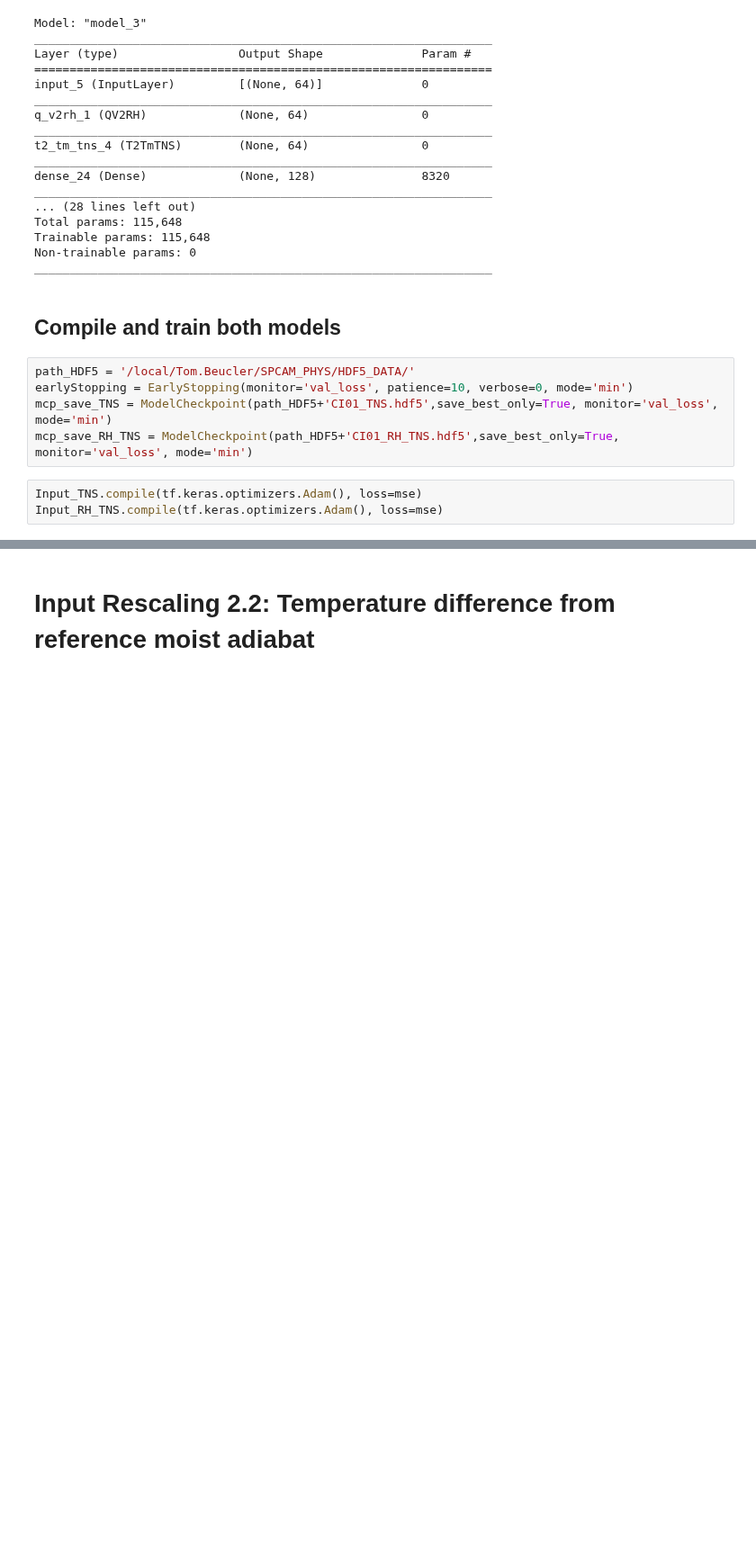
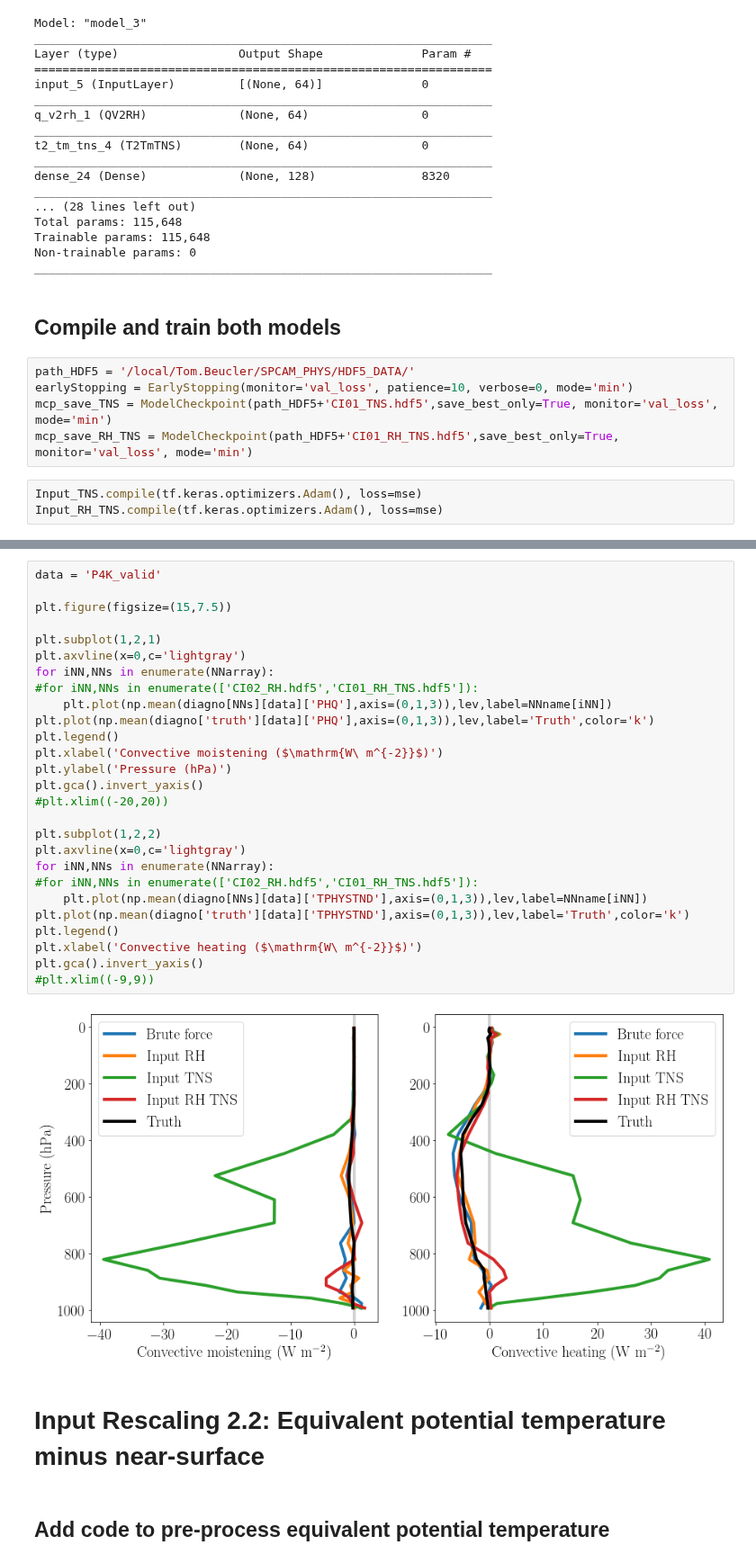
Before and after one commit to wallingTACC/CBRAIN-CAM, a Jupyter notebook: notebooks/tbeucler_devlog/037_Climate_Invariant_Input_Rescaling.ipynb, the cells around one changed output, grey strips where cells are left out. Shown at 90% size. Cells and saved outputs as stored; diff of their text form; blank space fills up the shorter version.

```diff
--- a/notebooks/tbeucler_devlog/037_Climate_Invariant_Input_Rescaling.ipynb
+++ b/notebooks/tbeucler_devlog/037_Climate_Invariant_Input_Rescaling.ipynb
@@ -1191,2 +1440,33 @@ Input_RH_TNS.fit_generator(train_gen, epochs=Nep, validation_data=valid_gen,\
+# %%
+data = 'P4K_valid'
+
+plt.figure(figsize=(15,7.5))
+
+plt.subplot(1,2,1)
+plt.axvline(x=0,c='lightgray')
+for iNN,NNs in enumerate(NNarray):
+#for iNN,NNs in enumerate(['CI02_RH.hdf5','CI01_RH_TNS.hdf5']):
+    plt.plot(np.mean(diagno[NNs][data]['PHQ'],axis=(0,1,3)),lev,label=NNname[iNN])
+plt.plot(np.mean(diagno['truth'][data]['PHQ'],axis=(0,1,3)),lev,label='Truth',color='k')
+plt.legend()
+plt.xlabel('Convective moistening ($\mathrm{W\ m^{-2}}$)')
+plt.ylabel('Pressure (hPa)')
+plt.gca().invert_yaxis()
+#plt.xlim((-20,20))
+
+plt.subplot(1,2,2)
+plt.axvline(x=0,c='lightgray')
+for iNN,NNs in enumerate(NNarray):
+#for iNN,NNs in enumerate(['CI02_RH.hdf5','CI01_RH_TNS.hdf5']):
+    plt.plot(np.mean(diagno[NNs][data]['TPHYSTND'],axis=(0,1,3)),lev,label=NNname[iNN])
+plt.plot(np.mean(diagno['truth'][data]['TPHYSTND'],axis=(0,1,3)),lev,label='Truth',color='k')
+plt.legend()
+plt.xlabel('Convective heating ($\mathrm{W\ m^{-2}}$)')
+plt.gca().invert_yaxis()
+#plt.xlim((-9,9))
+# %% [output]
+[figure, added]
 # %% [markdown]
-# Input Rescaling 2.2: Temperature difference from reference moist adiabat
+# Input Rescaling 2.2: Equivalent potential temperature minus near-surface
+# %% [markdown]
+## Add code to pre-process equivalent potential temperature
```
Also changed, not shown: parts of 42 cells of this notebook, 1 other file.
